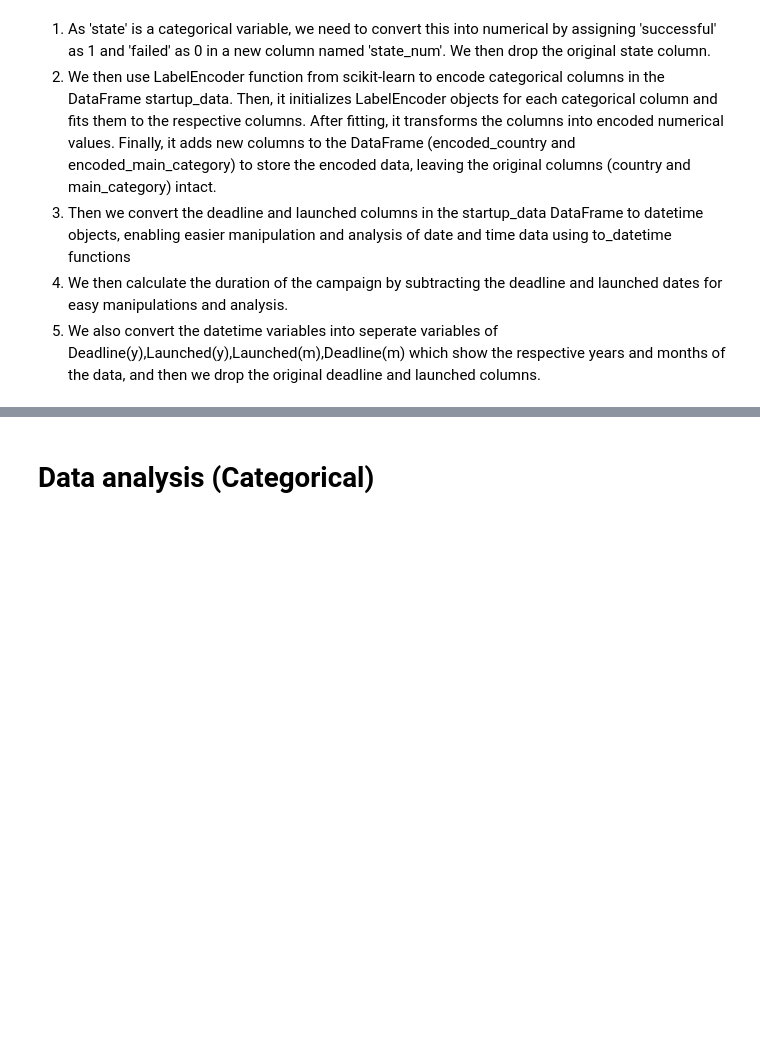
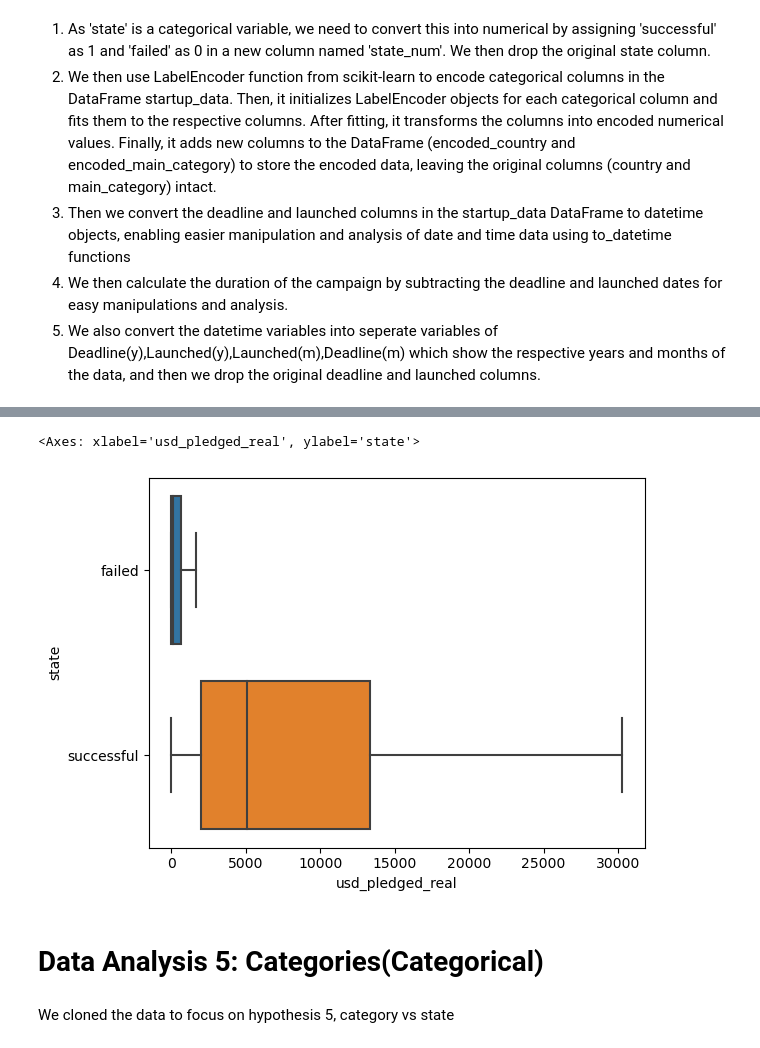
Before and after one commit to yongcake/SC1015-Project, a Jupyter notebook: Kickstarter Project Prediction.ipynb, the cells around one changed output, grey strips where cells are left out. Cells and saved outputs as stored; diff of their text form; code cells hidden in the pictures; blank space fills up the shorter version.

```diff
--- a/Kickstarter Project Prediction.ipynb
+++ b/Kickstarter Project Prediction.ipynb
@@ -68,2 +279,17 @@ startup_data
+# %%
+pledge = startup_data
+# %%
+z_pledge = np.abs(stats.zscore(backers['usd_pledged_real']))
+threshold = 3
+outliers_pledge = backers[z_pledge > threshold]
+pledge = pledge.drop(outliers_duration.index)
+# %%
+#In the following code, we plottted the box plot for backers vs state
+sb.boxplot(data=pledge, x="usd_pledged_real", y="state", showfliers = False)
+# %% [output]
+<Axes: xlabel='usd_pledged_real', ylabel='state'>
+[figure, added]
 # %% [markdown]
-# Data analysis (Categorical)
+# Data Analysis 5: Categories(Categorical)
+# %% [markdown]
+We cloned the data to focus on hypothesis 5, category vs state
```
Also changed, not shown: parts of 38 cells of this notebook.
